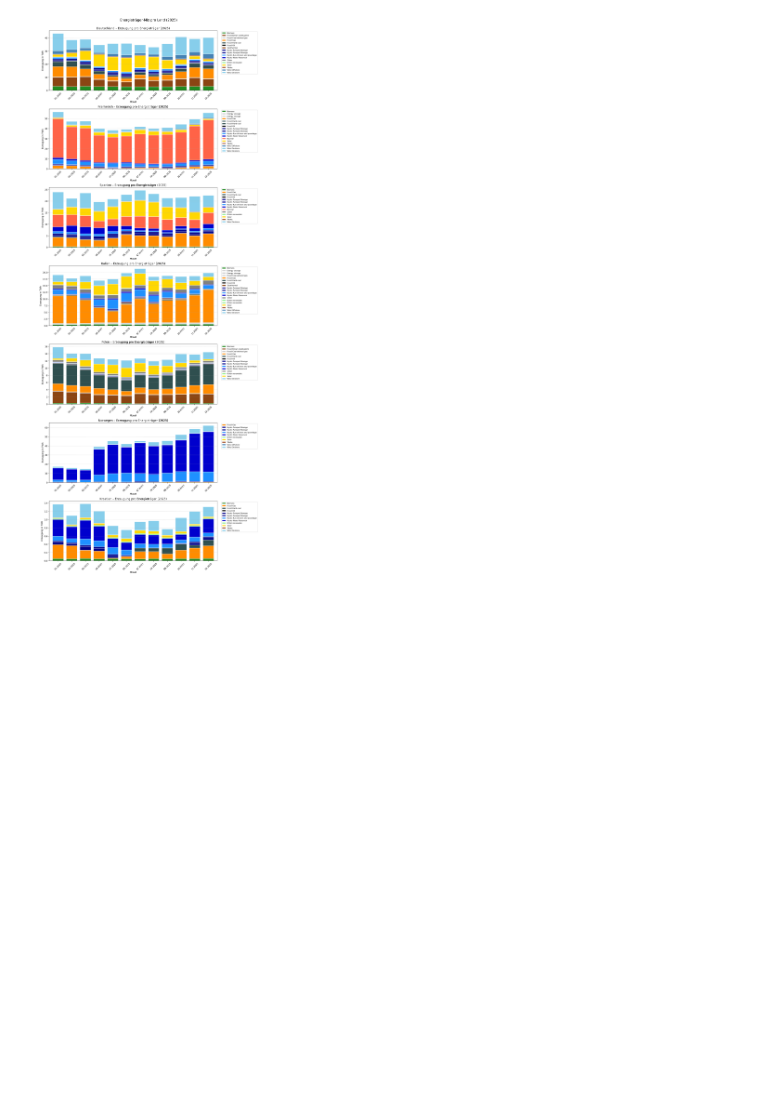
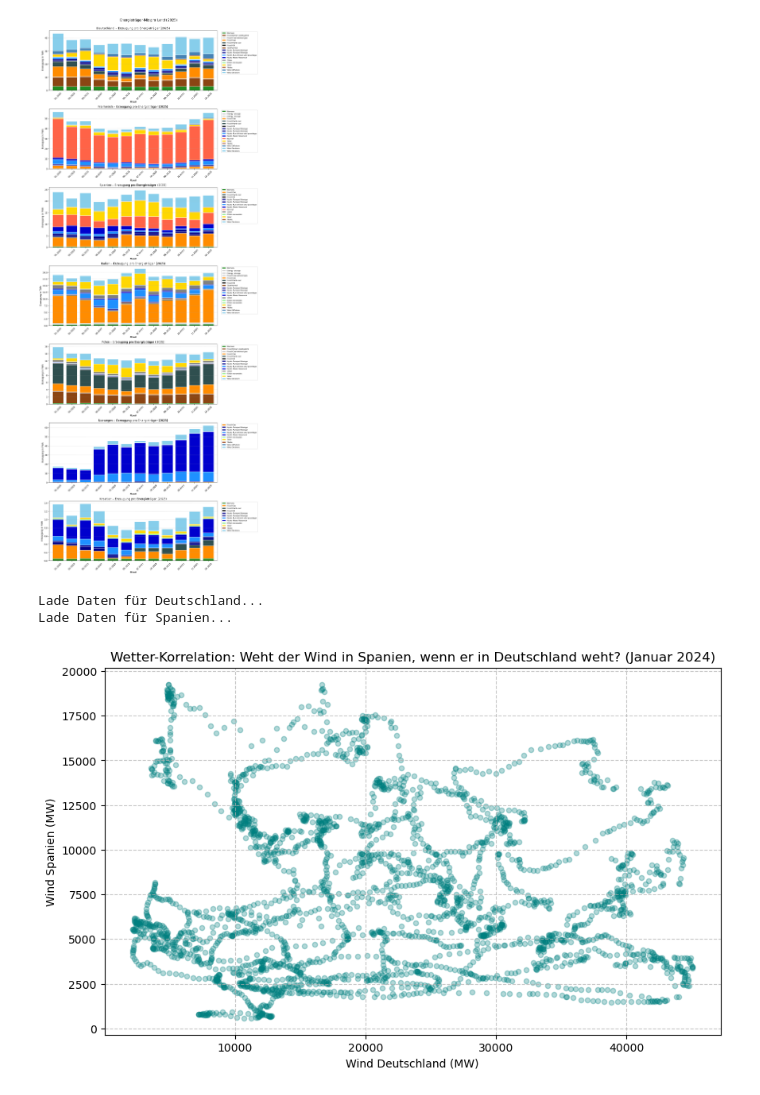
Before and after one commit to LukasK110898/Europavergleich-IT-Projekt-2026-HSWT, a Jupyter notebook: analyse.ipynb, the cells around one changed output. Saved outputs shown, nothing was run; the diff lists cells and outputs as text; code cells hidden in the pictures; blank space fills up the shorter version.

Commit message:
Saisonale Wind-Analyse und CO2-Lebenszyklus-Grafik hinzugefügt

```diff
--- a/analyse.ipynb
+++ b/analyse.ipynb
@@ -8,6 +28,6 @@ from entsoe import EntsoePandasClient  # EntsoePandasClient: Verbindung zur ENTS
 # %%
 # Authentifizierung: Dein persönlicher Schlüssel für die ENTSO-E API
-API_TOKEN = "9af21e20-861e-41a0-873b-03c15cddf7c9"
+API_TOKEN = "04a94fb6-fbef-4f1a-aded-f1b654eb7896"
 # Erstelle einen Client (die Verbindung zur ENTSO-E Datenbank)
 client = EntsoePandasClient(api_key=API_TOKEN)
 # %%
@@ -1104,3 +1124,48 @@ plt.savefig("Diagramme_2025/erzeugung_nach_traeger.png", dpi=150, bbox_inches="t
 plt.show()
 # %% [output]
 [figure]
+# %%
+# 1. Zeitraum festlegen
+start = pd.Timestamp("2024-01-01", tz="UTC")
+end = pd.Timestamp("2024-02-01", tz="UTC")
+
+# 2. Erzeugungsdaten abrufen
+print("Lade Daten für Deutschland...")
+gen_de = client.query_generation("DE", start=start, end=end)
+
+print("Lade Daten für Spanien...")
+gen_es = client.query_generation("ES", start=start, end=end)
+
+# 3. Windenergie herauspicken und doppelte Spalten zusammenrechnen
+wind_de = gen_de['Wind Onshore']
+if isinstance(wind_de, pd.DataFrame): # Check: Ist es eine Tabelle mit mehreren Spalten?
+    wind_de = wind_de.sum(axis=1)     # Wenn ja, bilde die Summe pro Zeile
+
+wind_es = gen_es['Wind Onshore']
+if isinstance(wind_es, pd.DataFrame):
+    wind_es = wind_es.sum(axis=1)
+
+# 4. Beide Länder zusammenführen
+korrelation_df = pd.concat([wind_de, wind_es], axis=1)
+korrelation_df.columns = ['Wind Deutschland (MW)', 'Wind Spanien (MW)']
+
+# Leere Einträge (Fehlmessungen) entfernen
+korrelation_df = korrelation_df.dropna()
+
+# 5. Das Streudiagramm zeichnen
+korrelation_df.plot(
+    kind='scatter',
+    x='Wind Deutschland (MW)',
+    y='Wind Spanien (MW)',
+    alpha=0.3,
+    color='teal',
+    figsize=(10, 6)
+)
+
+plt.title("Wetter-Korrelation: Weht der Wind in Spanien, wenn er in Deutschland weht? (Januar 2024)")
+plt.grid(axis='both', linestyle='--', alpha=0.7)
+plt.show()
+# %% [output]
+Lade Daten für Deutschland...
+Lade Daten für Spanien...
+[figure, added]
```
Also changed, not shown: parts of 5 cells of this notebook, 1 other file.
